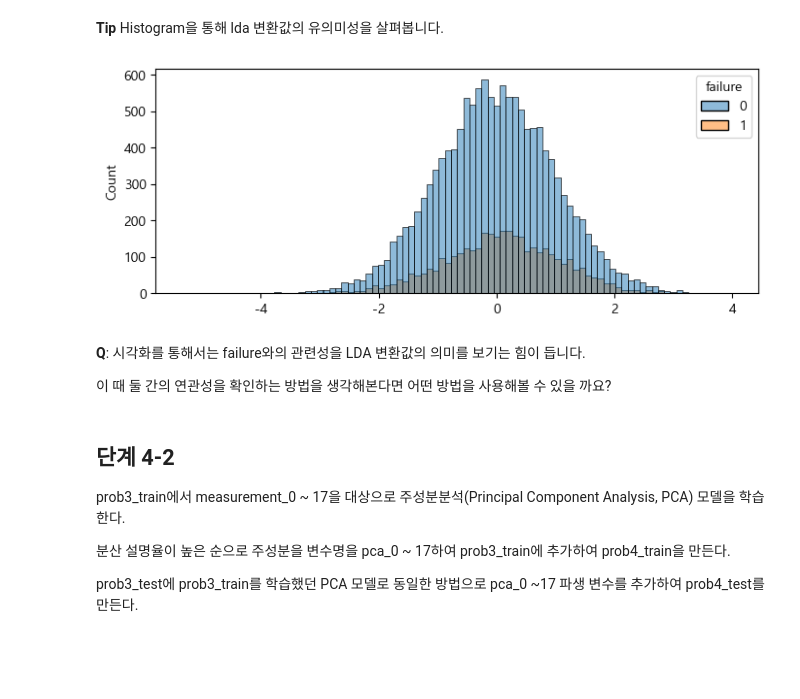
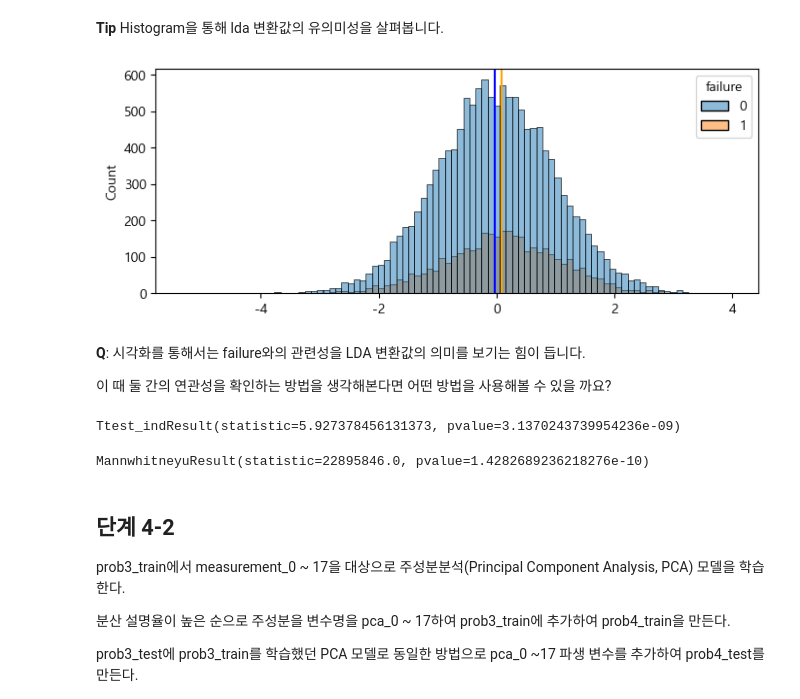
Before and after one commit to sunkusun9/DS_lv3_2411, a Jupyter notebook: sec_ds_lv3_prob1_prob.ipynb, the cells around one changed output. Saved outputs shown, nothing was run; the diff lists cells and outputs as text; code cells hidden in the pictures; blank space fills up the shorter version.

```diff
--- a/sec_ds_lv3_prob1_prob.ipynb
+++ b/sec_ds_lv3_prob1_prob.ipynb
@@ -1249,15 +1268,40 @@ result_4_1, A
 # %%
 # failure별 LDA의 히스토그램을 그려봅니다.
 plt.figure(figsize=(8, 3))
 l = lda.transform(df_prob3_train[X_lda])
 sns.histplot(x=l[:, 0], hue=df_prob3_train['failure'])
+plt.axvline(l[df_prob3_train['failure'] == 0].mean(), color='blue')
+plt.axvline(l[df_prob3_train['failure'] == 1].mean(), color='orange')
 plt.show()
 # %% [output]
-[figure, old version]
+[figure, new version]
 # %% [markdown]
 **Q**: 시각화를 통해서는 failure와의 관련성을 LDA 변환값의 의미를 보기는 힘이 듭니다.
 
 이 때 둘 간의 연관성을 확인하는 방법을 생각해본다면 어떤 방법을 사용해볼 수 있을 까요?
+# %%
+# Answer: T-검정을 사용해볼만 합니다.
+from scipy.stats import ttest_ind, bartlett
+
+lda_value = lda.transform(df_prob3_train[X_lda])[:, 0]
+lda_true = lda_value[df_prob3_train['failure'] == 1]
+lda_false = lda_value[df_prob3_train['failure'] == 0]
+
+equal_var = 1 if bartlett(lda_true, lda_false).pvalue >= 0.05 else 0
+ttest_ind(lda_true, lda_false, equal_var=equal_var)
+# %% [output]
+Ttest_indResult(statistic=5.927378456131373, pvalue=3.1370243739954236e-09)
+# %%
+# 비모수 방법인 mannwhiteny 또한 사용해볼만 하겠지요
+from scipy.stats import mannwhitneyu
+
+lda_value = lda.transform(df_prob3_train[X_lda])[:, 0]
+mannwhitneyu(
+    lda_value[df_prob3_train['failure'] == 1],
+    lda_value[df_prob3_train['failure'] == 0]
+)
+# %% [output]
+MannwhitneyuResult(statistic=22895846.0, pvalue=1.4282689236218276e-10)
 # %% [markdown]
 ## 단계 4-2
 
```
Also changed, not shown: parts of 9 cells of this notebook.
